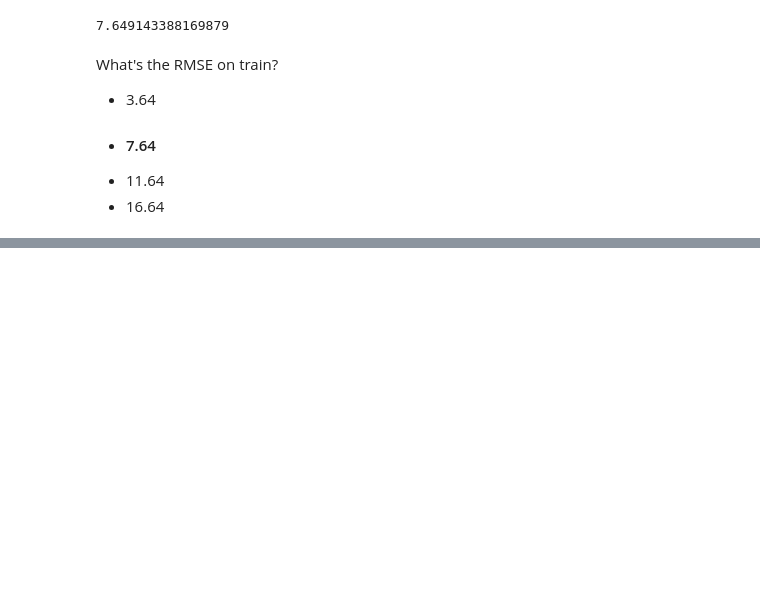
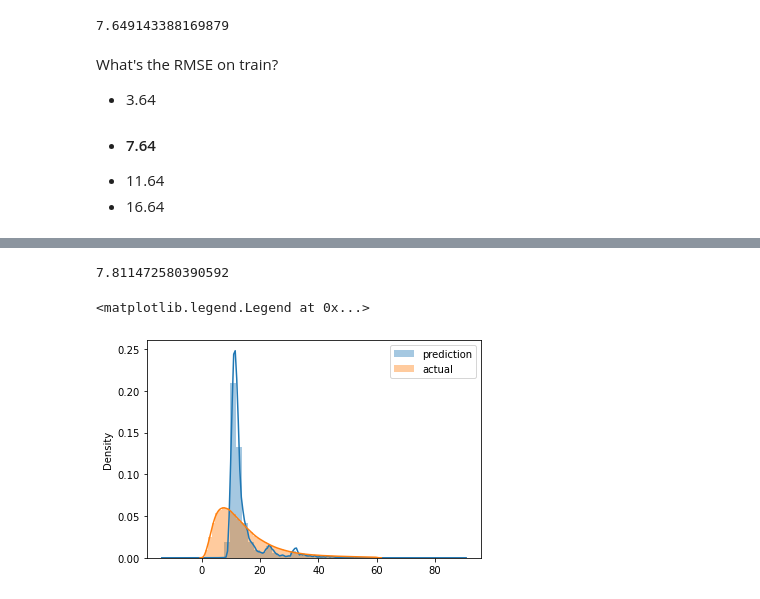
Before and after one commit to RAGHUBIHARI/mlops-zoomcamp, a Jupyter notebook: 01-intro/homework.ipynb, the cells around one changed output, grey strips where cells are left out. Drawn from its saved outputs; the diff is of its cells as text; code cells hidden in the pictures; blank space fills up the shorter version.

```diff
--- a/01-intro/homework.ipynb
+++ b/01-intro/homework.ipynb
@@ -179,0 +194,24 @@ What's the RMSE on train?
+# %%
+def read_dataframe(filename):
+    if filename.endswith('.csv'):
+        df = pd.read_csv(filename)
+
+        df.tpep_dropoff_datetime = pd.to_datetime(df.tpep_dropoff_datetime)
+        df.tpep_pickup_datetime = pd.to_datetime(df.tpep_pickup_datetime)
+    elif filename.endswith('.parquet'):
+        df = pd.read_parquet(filename)
+        df.tpep_dropoff_datetime = pd.to_datetime(df.tpep_dropoff_datetime)
+        df.tpep_pickup_datetime = pd.to_datetime(df.tpep_pickup_datetime)
+
+    df['duration'] = df.tpep_dropoff_datetime - df.tpep_pickup_datetime
+    df.duration = df.duration.apply(lambda td: td.total_seconds() / 60)
+
+    df = df[(df.duration >= 1) & (df.duration <= 60)]
+
+    categorical = ['PULocationID', 'DOLocationID']
+    df[categorical] = df[categorical].astype(str)
+
+    return df
+# %%
+df_val = read_dataframe('https://d37ci6vzurychx.cloudfront.net/trip-data/yellow_tripdata_2023-02.parquet')
+df_val
@@ -179,0 +232,17 @@ What's the RMSE on train?
+# %%
+val_dicts = df_val[categorical + numerical].to_dict(orient='records')
+X_val = dv.transform(val_dicts)
+# %%
+y_val = df_val[target].values
+y_pred = lr.predict(X_val)
+mean_squared_error(y_val, y_pred, squared=False)
+# %% [output]
+7.811472580390592
+# %%
+sns.distplot(y_pred, label='prediction')
+sns.distplot(y_val, label='actual')
+
+plt.legend()
+# %% [output]
+<matplotlib.legend.Legend at 0x...>
+[figure, added]
```
Also changed, not shown: parts of 9 cells of this notebook.
